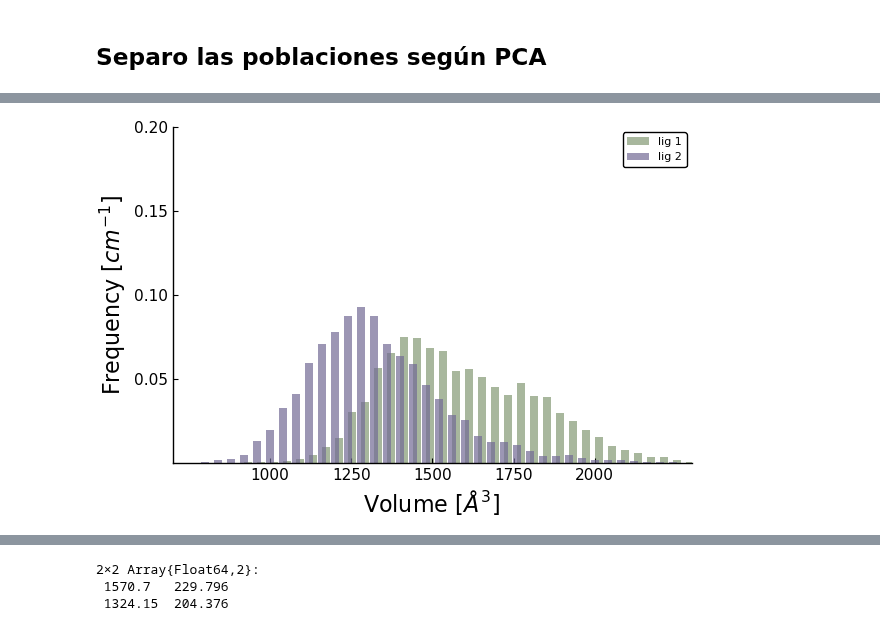
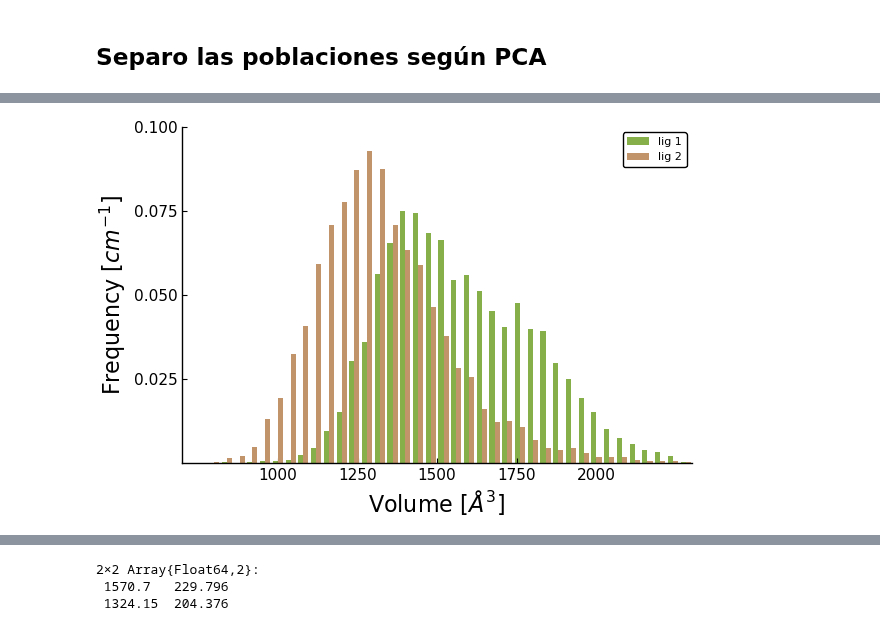
Before and after one commit to pgbarletta/reold_lbp, a Jupyter notebook: src/final_lig_4xcp.ipynb, the cells around one changed output, grey strips where cells are left out. Saved outputs shown, nothing was run; the diff lists cells and outputs as text; code cells hidden in the pictures.

```diff
--- a/src/final_lig_4xcp.ipynb
+++ b/src/final_lig_4xcp.ipynb
@@ -191,28 +195,29 @@ trj_vol1 = full_trj_vol[idx_lig_1];
 # %%
 st = 40
 fa = .7
 bin_range = 700:st:2300
 bin_lig = collect(bin_range)
 
 # Histograma ponderado
 wgh_lig = fill(1.0, length(trj_vol0))
 bin_lig0_4xcp, his_lig0_4xcp = JUMD.WeightedHist(trj_vol0, bin_lig, wgh_lig, true, false);
 wgh_lig = fill(1.0, length(trj_vol1))
 bin_lig1_4xcp, his_lig1_4xcp = JUMD.WeightedHist(trj_vol1, bin_lig, wgh_lig, true, false);
 
-plt_his_vols = bar(bin_lig0_4xcp .+ st/3, his_lig0_4xcp, label = "lig 1",
+grp = repeat(["lig 1", "lig 2"], inner = length(bin_lig1_4xcp))
+clr = repeat([colorant"#86af49", colorant"#c1946a"], inner = length(bin_lig1_4xcp))
 
-    bar_width = 25, fillcolor = colorant"#849974", fillalpha = fa,
-    xticks = 1E3:250:2E3, yticks = .05:.05:.2,
-    xlims = (700, 2300), ylims = (0, .2),
+plt_his_vols = groupedbar(
+    repeat(bin_lig1_4xcp, outer = 2), hcat(his_lig0_4xcp, his_lig1_4xcp),
+    group = grp,
+    fillcolor = clr,
+    xticks = 1E3:250:2E3, yticks = .025:.025:.1,
+    xlims = (700, 2300), ylims = (0, .1),
 
     linecolor = false, legend = (.9, .95),
     grid = false, guidefont = font(16, "cursive"), tickfont = font(11, "cursive"),
     yaxis = L"Frequency $[cm^{-1}]$", xaxis = L"Volume $[\AA^3]$ ")
-
-bar!(bin_lig1_4xcp, his_lig1_4xcp, label = "lig 2", fillalpha = fa,
-    bar_width = 25, fillcolor = colorant"#726a95", linecolor = false)
 # %% [output]
-[figure, old version]
+[figure, new version]
 # %%
 savefig(plt_his_vols, joinpath(rtdos, "papel", "4", string("4_VolHis_bars_", pdb, "_lig.svg")))
```
Also changed, not shown: parts of 17 cells of this notebook, 33 other files.
